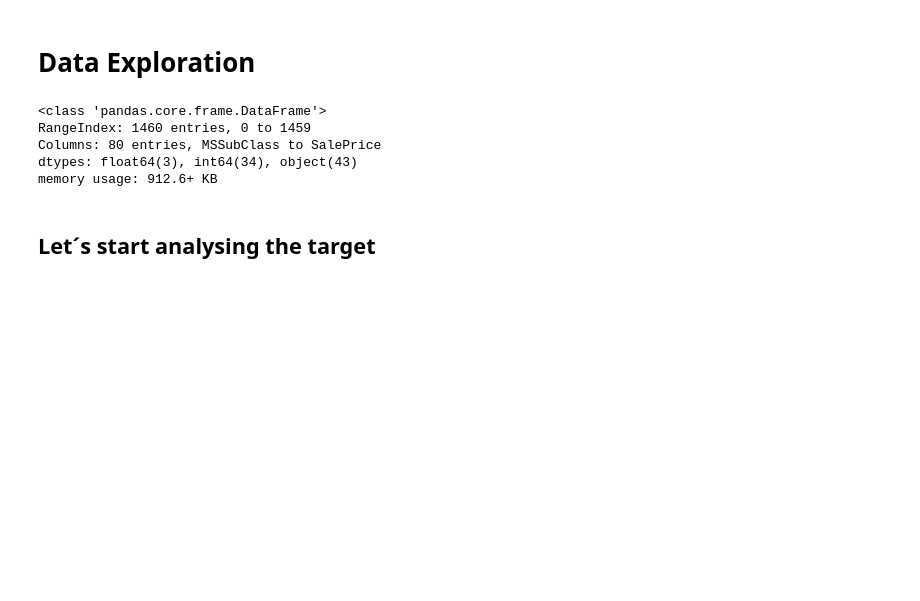
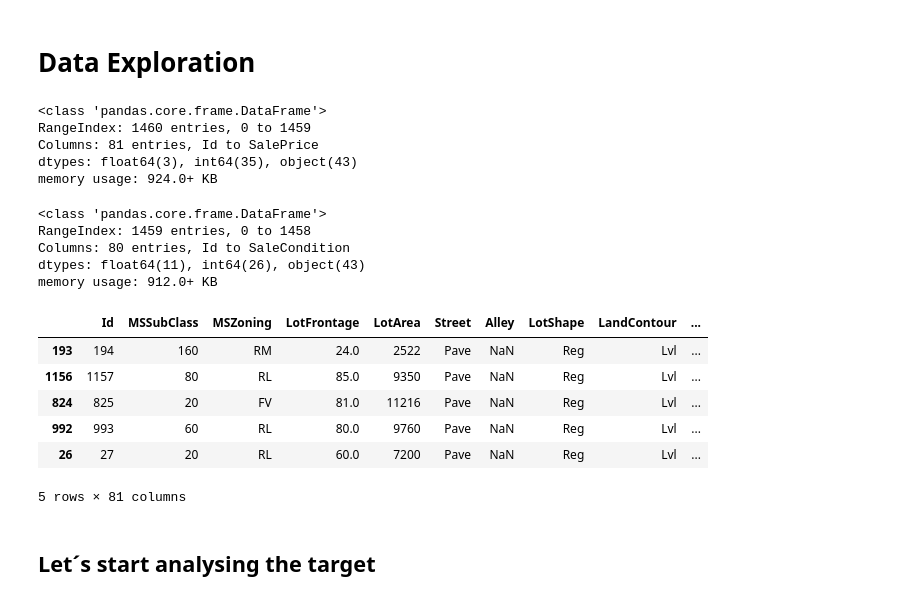
Before and after one commit to guilhermemarson/udacity, a Jupyter notebook: ames_house_prices/data_exploration.ipynb, the cells around one changed output. Cells and saved outputs as stored; diff of their text form; code cells hidden in the pictures; blank space fills up the shorter version.

```diff
--- a/ames_house_prices/data_exploration.ipynb
+++ b/ames_house_prices/data_exploration.ipynb
@@ -29,6 +30,34 @@ def categorical_analizator(x,y,data,order=None):
 # %%
 train = pd.read_csv('src/train.csv')
 test = pd.read_csv('src/test.csv')
+# %% [markdown]
+# Data Exploration
+# %%
+train.info(verbose=False)
+# %% [output]
+<class 'pandas.core.frame.DataFrame'>
+RangeIndex: 1460 entries, 0 to 1459
+Columns: 81 entries, Id to SalePrice
+dtypes: float64(3), int64(35), object(43)
+memory usage: 924.0+ KB
+# %%
+test.info(verbose=False)
+# %% [output]
+<class 'pandas.core.frame.DataFrame'>
+RangeIndex: 1459 entries, 0 to 1458
+Columns: 80 entries, Id to SaleCondition
+dtypes: float64(11), int64(26), object(43)
+memory usage: 912.0+ KB
+# %%
+train.sample(5)
+# %% [output]
+|  | Id | MSSubClass | MSZoning | LotFrontage | LotArea | Street | Alley | LotShape | LandContour | ... |
+| 193 | 194 | 160 | RM | 24.0 | 2522 | Pave | NaN | Reg | Lvl | ... |
+| 1156 | 1157 | 80 | RL | 85.0 | 9350 | Pave | NaN | Reg | Lvl | ... |
+| 824 | 825 | 20 | FV | 81.0 | 11216 | Pave | NaN | Reg | Lvl | ... |
+| 992 | 993 | 60 | RL | 80.0 | 9760 | Pave | NaN | Reg | Lvl | ... |
+| 26 | 27 | 20 | RL | 60.0 | 7200 | Pave | NaN | Reg | Lvl | ... |
+5 rows × 81 columns
 # %%
 #ID variable
 train_ID = train['Id']
@@ -37,16 +66,6 @@ test_ID = test['Id']
 #drop the  'Id' colum
 train.drop("Id", axis = 1, inplace = True)
 test.drop("Id", axis = 1, inplace = True)
-# %% [markdown]
-# Data Exploration
-# %%
-train.info(verbose=False)
-# %% [output]
-<class 'pandas.core.frame.DataFrame'>
-RangeIndex: 1460 entries, 0 to 1459
-Columns: 80 entries, MSSubClass to SalePrice
-dtypes: float64(3), int64(34), object(43)
-memory usage: 912.6+ KB
 # %% [markdown]
 ## Let´s start analysing the target
 # %%
```
Also changed, not shown: parts of 1 cell of this notebook, 1 other file.
